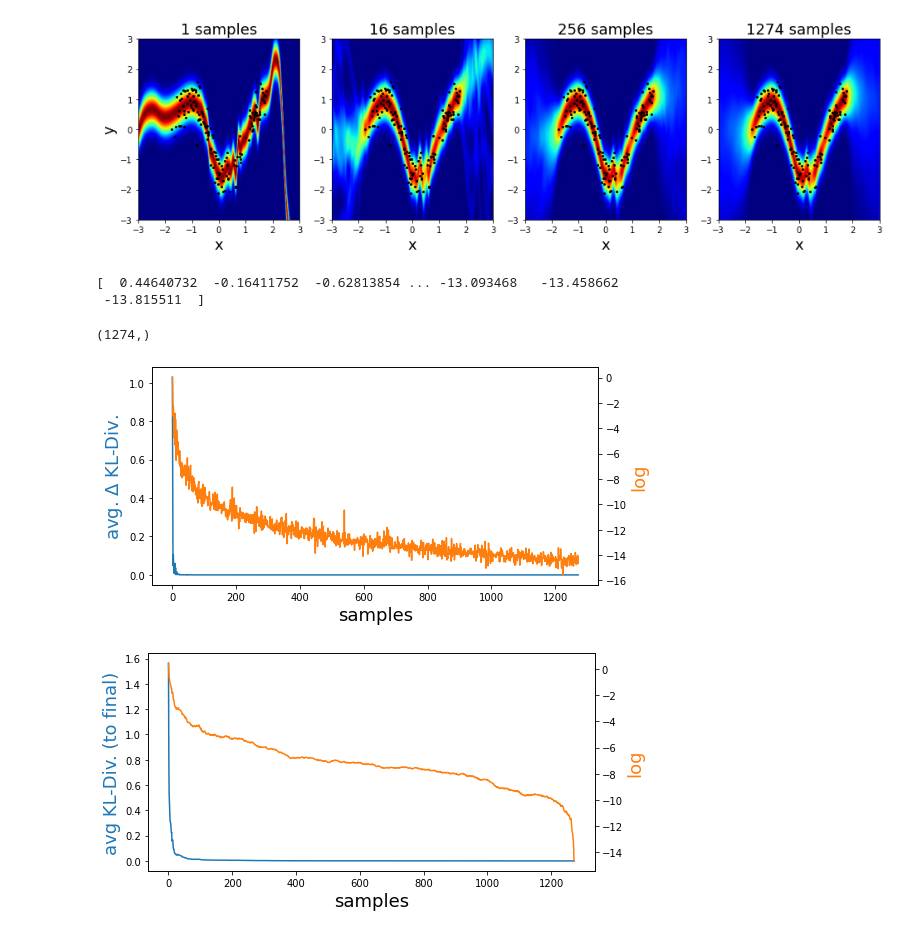
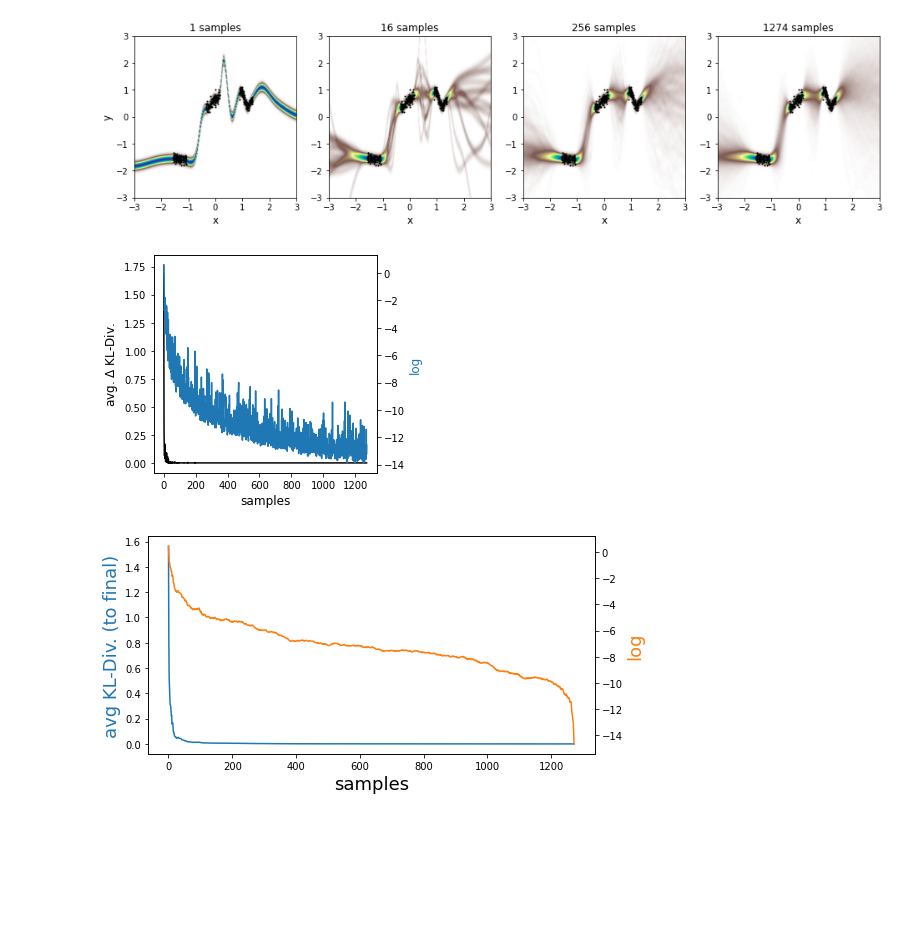
Before and after one commit to jgwiese/mcmc_bnn_symmetry, a Jupyter notebook: notebooks/04_posterior_analysis/posterior_predictive_distribution.ipynb, the cells around one changed output. Drawn from its saved outputs; the diff is of its cells as text; code cells hidden in the pictures; blank space fills up the shorter version.

```diff
--- a/notebooks/04_posterior_analysis/posterior_predictive_distribution.ipynb
+++ b/notebooks/04_posterior_analysis/posterior_predictive_distribution.ipynb
@@ -12,7 +14,7 @@ from numpyro import distributions
 import matplotlib.pyplot as plt
 # %%
 result = results.ResultSample.load_from_file(
-    "/home/gw/data/experiments/master_thesis/results/{}.tar.gz".format(
+    os.path.join(global_settings.PATH_RESULTS, "{}.tar.gz".format(
         # 1 hl, 3 hn
         #"1cd0fb4d70b0c0c9bc850afe49a45128"
         #"cbc8fa72832a535540fd3a72274bd1df"
@@ -33,18 +35,21 @@ result = results.ResultSample.load_from_file(
         #"f47e4647c414e39d47e2d5b79a59ce1e"
         #"ee1191f6065b8f88c88a62cffa269857"
 
-        # 2 hl, 8hn
+        # 2 hl, 8 hn
         #"37bccc0afc165ff842fbbeab926ab2f3"
         #"2afe0c254c0afa9dd1ba436f4be5affb"
         #"52a86ebd73aaa81538d2dccf80bd1b68"
+
+        # 3 hl, 16 hn
+        "96cf52c5fbbfc6401bf080f496883b5f"
 
         # 4 hl, 4 hn
         #"1664a41abb8c2042a3a316cefd1c5e87" # regression2d
 
         # 4 hl, 32 hn
-        "38f6050fa91f25710241415d48efd354"
+        #"38f6050fa91f25710241415d48efd354"
         #"4577b97cdcaf05eeff1baaec7cd3fe4d"
-    )
+    ))
 )
 experiment = experiments.FactoryExperiment(result.experiment_type, **{"settings": result.settings})()
 print(experiment._settings)
@@ -77,7 +82,7 @@ y = jnp.linspace(-3.0, 3.0, 2 * resolution)[:, jnp.newaxis]
 
 #jax.scipy.special.logsumexp
 #parameters_prior_distribution = experiment._model._parameters_prior(jnp.zeros(sample.shape), jnp.ones(sample.shape))
-std = result.samples['std'].mean()
+#std = result.samples['std'].mean()
 
 posterior_predictive_history = []
 posterior_predictive = jnp.zeros((x.shape[0], y.shape[0]))
@@ -87,8 +92,10 @@ kl_divergences_parameters = []
 
 n = len(result.samples["parameters"])
 for i in range(n):
+    if i % 100 == 0:
+        print(i)
     sample = result.samples["parameters"][i]
-    #std = result.samples["std"][i]
+    std = result.samples["std"][i]
     means = experiment._model_transformation.apply_from_vector(x, sample)
     means_history.append(means)
     likelihood_distribution = experiment._model._outputs_likelihood(means, jnp.ones_like(means) * std)
@@ -114,36 +135,39 @@ for i in range(n):
 # %%
 xx, yy = jnp.meshgrid(x.squeeze(), y.squeeze())
+textsize=12
 
 indices = [0, 15, 255, n-1]
 cols = 4
 rows = 1
 plots = cols * rows
 figure = plt.figure(figsize=(4 * cols, 4 * rows))
 for row in range(rows):
     for col in range(cols):
         i = row * cols + col
         #posterior = int(((1.0 * i) / plots) * n)
         posterior = indices[i]
         ax = figure.add_subplot(rows, cols, i + 1)
         ax.set_xlim(-3.0, 3.0)
         ax.set_ylim(-3.0, 3.0)
         ax.set_title(f"{posterior + 1} samples")
 
         if col == 0:
             ax.set_ylabel("y")
         if row == rows - 1:
             ax.set_xlabel("x")
         maximum, minimum = posterior_predictive_history[posterior].max(), posterior_predictive_history[posterior].min()
         values = 1.0 - (posterior_predictive_history[posterior] - minimum) / (maximum - minimum)
         values = posterior_predictive_history[posterior]
-        ax.pcolormesh(xx, yy, (values.T + 1e-6), cmap="jet", shading="gouraud")
-        ax.scatter(experiment._dataset.data[:, 0], experiment._dataset.data[:, 1], c="black", s=4)
-        ax.yaxis.label.set_size(18)
-        ax.xaxis.label.set_size(18)
-        ax.title.set_size(18)
+        maximum = (values + 1e-6).max()
+        ax.pcolormesh(xx, yy, maximum - (values.T + 1e-6), cmap="terrain", shading="gouraud", rasterized=True)
+        ax.scatter(experiment._dataset.data[:, 0], experiment._dataset.data[:, 1], c="black", s=1, rasterized=True)
+        ax.yaxis.label.set_size(textsize)
+        ax.xaxis.label.set_size(textsize)
+        ax.title.set_size(textsize)
+        ax.set_aspect("equal")
 
 #for mean in means_history:
 #    ax.plot(x, mean, c="blue", alpha=0.01)
 # %% [output]
-[figure, old version]
+[figure, new version]
 # %%
@@ -155,29 +179,20 @@ for pp in posterior_predictive_history:
         posterior_predictive_history[-1],
         pp
     ).mean())
-# %%
-print(jnp.log(jnp.array(total_kl_divergences) + 1e-6))
-# %% [output]
-[  0.44640732  -0.16411752  -0.62813854 ... -13.093468   -13.458662
- -13.815511  ]
-# %%
-print(jnp.array(total_kl_divergences).shape)
-# %% [output]
-(1274,)
 # %%
-figure = plt.figure(figsize=(8, 4))
+figure = plt.figure(figsize=(4, 4))
 ax1 = figure.add_subplot(1, 1, 1)
-ax1.plot(jnp.arange(n-1), jnp.array(kl_divergences)[:n], color="tab:blue")
+ax1.plot(jnp.arange(n-1), jnp.array(kl_divergences)[:n], color="black")
 ax1.set_xlabel("samples")
-ax1.set_ylabel(r"avg. $\Delta$ KL-Div.", color="tab:blue")
-ax1.yaxis.label.set_size(18)
-ax1.xaxis.label.set_size(18)
+ax1.set_ylabel(r"avg. $\Delta$ KL-Div.", color="black")
+ax1.yaxis.label.set_size(textsize)
+ax1.xaxis.label.set_size(textsize)
 
 ax2 = ax1.twinx()
-ax2.plot(jnp.arange(n-1), jnp.log(jnp.array(kl_divergences)), color="tab:orange")
-ax2.set_ylabel(r"log", color="tab:orange")
-ax2.yaxis.label.set_size(18)
-ax2.xaxis.label.set_size(18)
+ax2.plot(jnp.arange(n-1), jnp.log(jnp.array(kl_divergences)), color="tab:blue")
+ax2.set_ylabel(r"log", color="tab:blue")
+ax2.yaxis.label.set_size(textsize)
+ax2.xaxis.label.set_size(textsize)
 # %% [output]
-[figure, old version]
+[figure, new version]
 # %%
```
Also changed, not shown: parts of 5 cells of this notebook, 5 other files.
